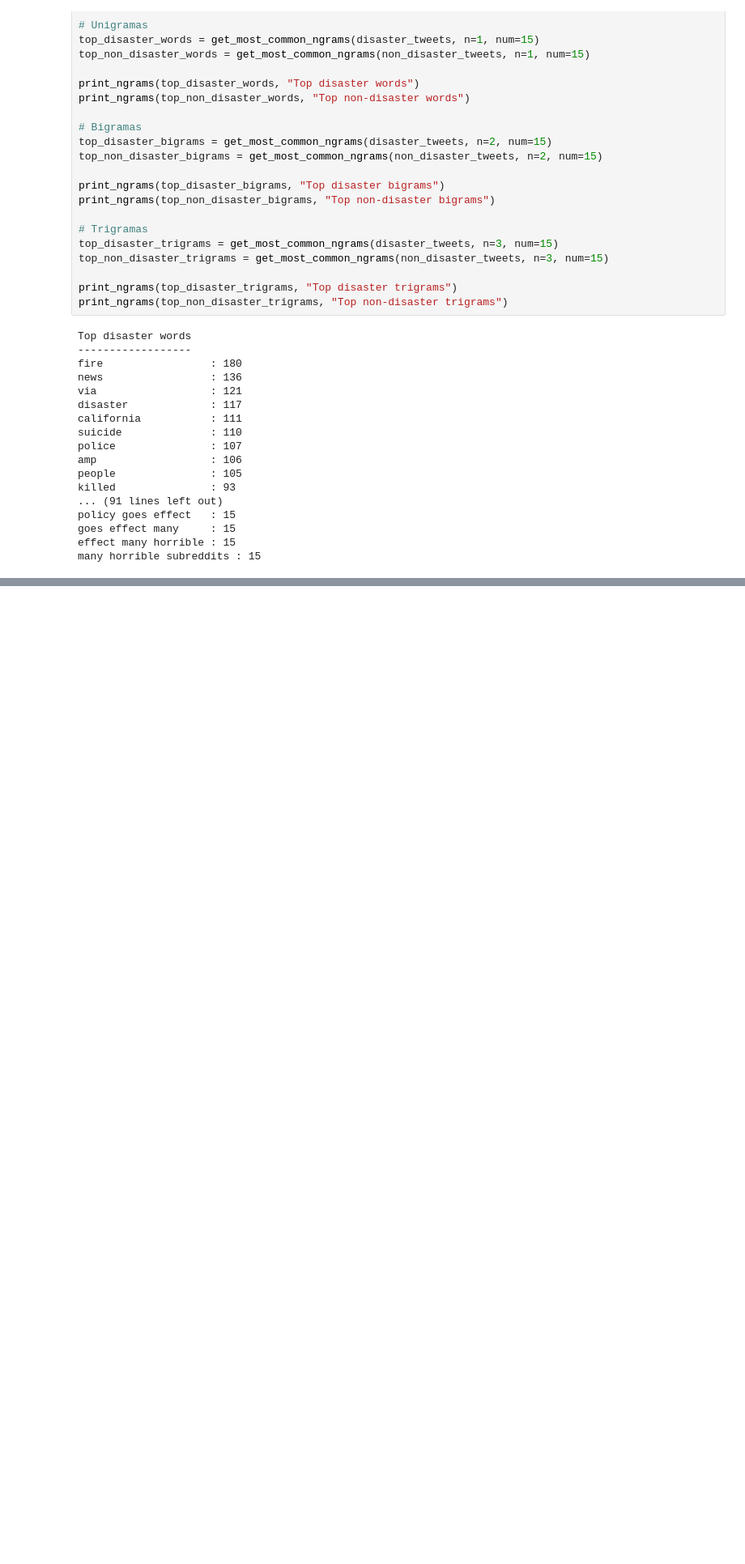
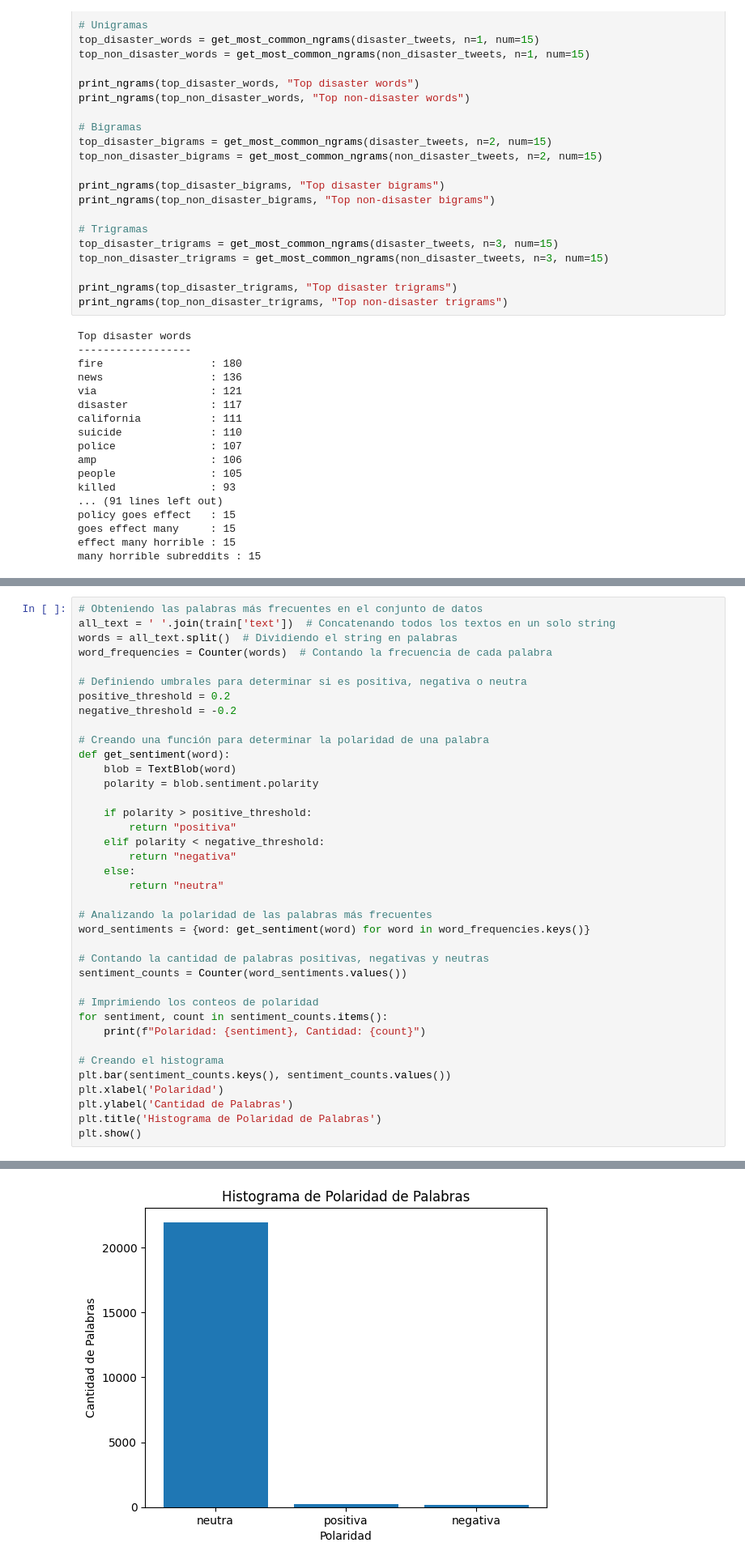
Before and after one commit to Javier19-cmd/Lab5-Data, a Jupyter notebook: Lab5.ipynb, the cells around one changed output, grey strips where cells are left out. Shown at 81% size. Saved outputs shown, nothing was run; the diff lists cells and outputs as text; blank space fills up the shorter version.

```diff
--- a/Lab5.ipynb
+++ b/Lab5.ipynb
@@ -328,0 +453,39 @@ many horrible subreddits : 15
+# %%
+# Obteniendo las palabras más frecuentes en el conjunto de datos
+all_text = ' '.join(train['text'])  # Concatenando todos los textos en un solo string
+words = all_text.split()  # Dividiendo el string en palabras
+word_frequencies = Counter(words)  # Contando la frecuencia de cada palabra
+
+# Definiendo umbrales para determinar si es positiva, negativa o neutra
+positive_threshold = 0.2
+negative_threshold = -0.2
+
+# Creando una función para determinar la polaridad de una palabra
+def get_sentiment(word):
+    blob = TextBlob(word)
+    polarity = blob.sentiment.polarity
+
+    if polarity > positive_threshold:
+        return "positiva"
+    elif polarity < negative_threshold:
+        return "negativa"
+    else:
+        return "neutra"
+
+# Analizando la polaridad de las palabras más frecuentes
+word_sentiments = {word: get_sentiment(word) for word in word_frequencies.keys()}
+
+# Contando la cantidad de palabras positivas, negativas y neutras
+sentiment_counts = Counter(word_sentiments.values())
+
+# Imprimiendo los conteos de polaridad
+for sentiment, count in sentiment_counts.items():
+    print(f"Polaridad: {sentiment}, Cantidad: {count}")
+
+# Creando el histograma
+plt.bar(sentiment_counts.keys(), sentiment_counts.values())
+plt.xlabel('Polaridad')
+plt.ylabel('Cantidad de Palabras')
+plt.title('Histograma de Polaridad de Palabras')
+plt.show()
+# %% [output]
@@ -328,0 +495 @@ many horrible subreddits : 15
+[figure, added]
```
Also changed, not shown: parts of 16 cells of this notebook.
